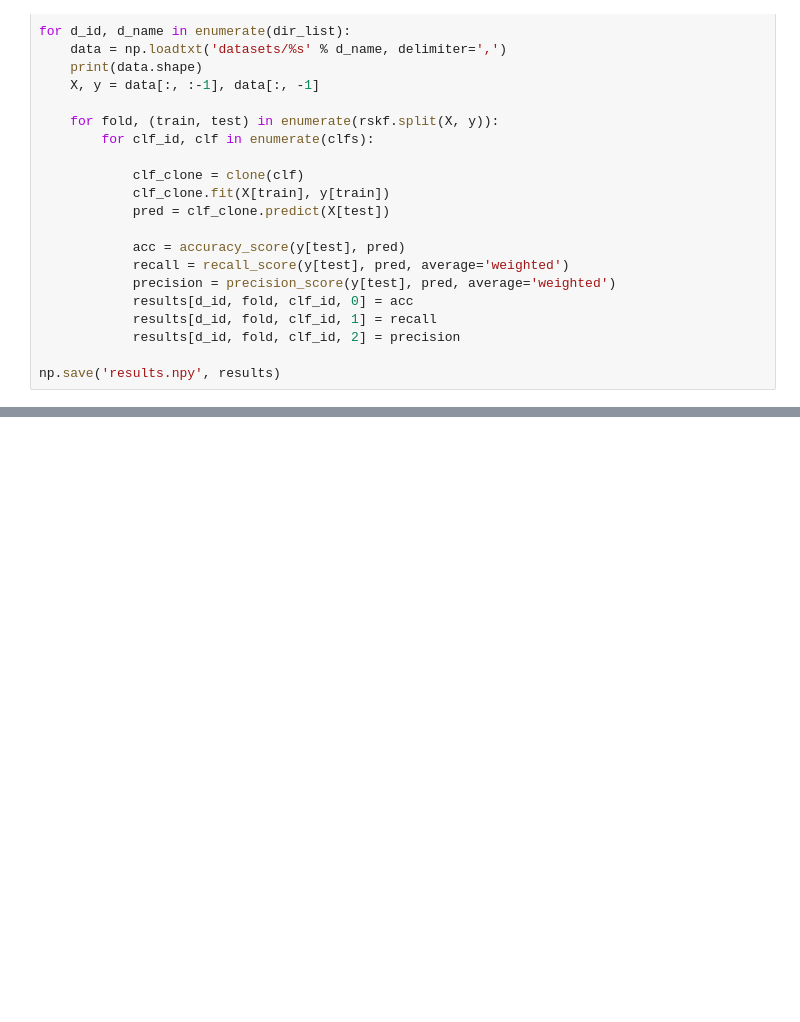
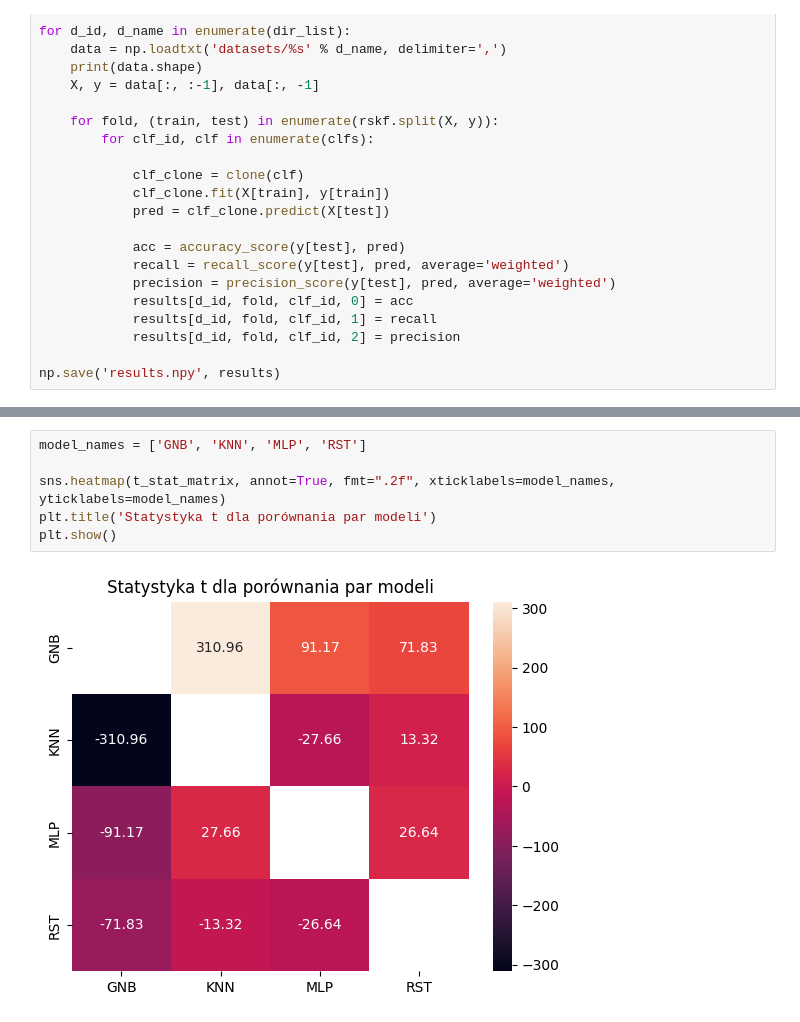
Before and after one commit to wrosky/Random-Stumps-Algorithm, a Jupyter notebook: main.ipynb, the cells around one changed output, grey strips where cells are left out. Cells and saved outputs as stored; diff of their text form; blank space fills up the shorter version.

```diff
--- a/main.ipynb
+++ b/main.ipynb
@@ -134,0 +167,8 @@ MLP (acc=0.751, recall=0.751, precision=0.752) Jest lepszy statystycznie od RST
+# %%
+model_names = ['GNB', 'KNN', 'MLP', 'RST']
+
+sns.heatmap(t_stat_matrix, annot=True, fmt=".2f", xticklabels=model_names, yticklabels=model_names)
+plt.title('Statystyka t dla porównania par modeli')
+plt.show()
+# %% [output]
+[figure, added]
```
Also changed, not shown: parts of 5 cells of this notebook, 1 other file.
